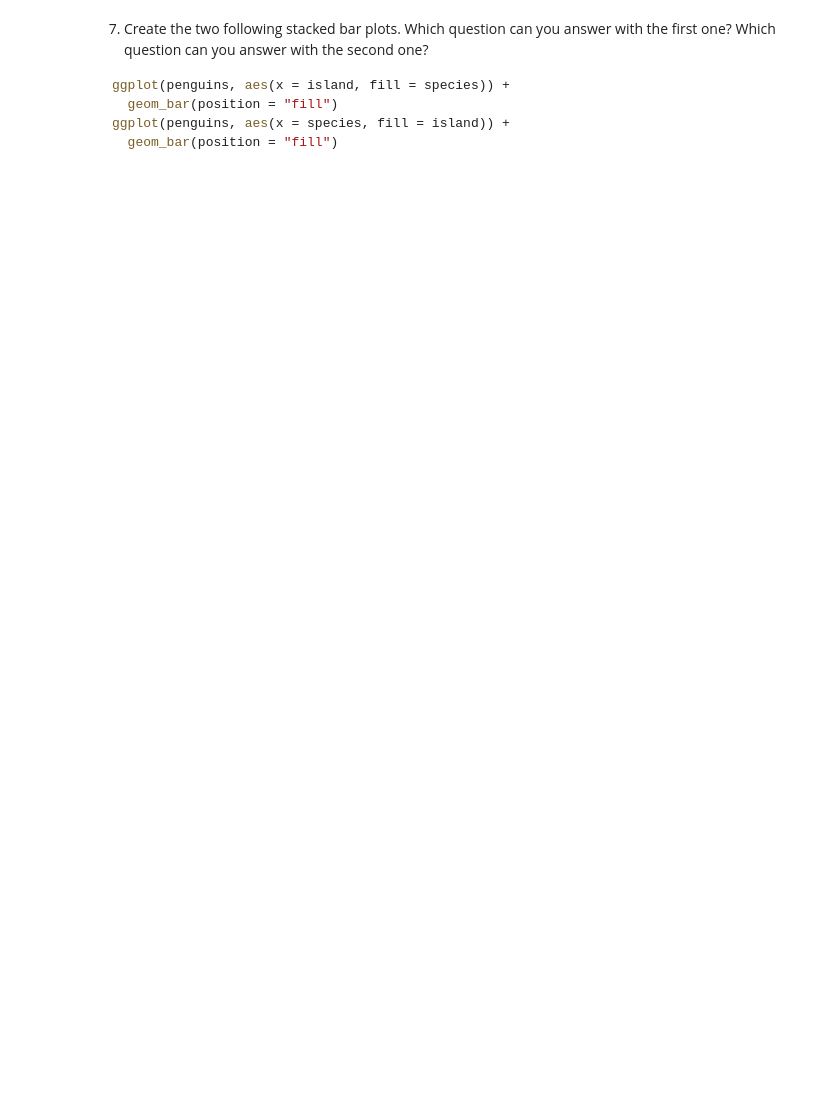
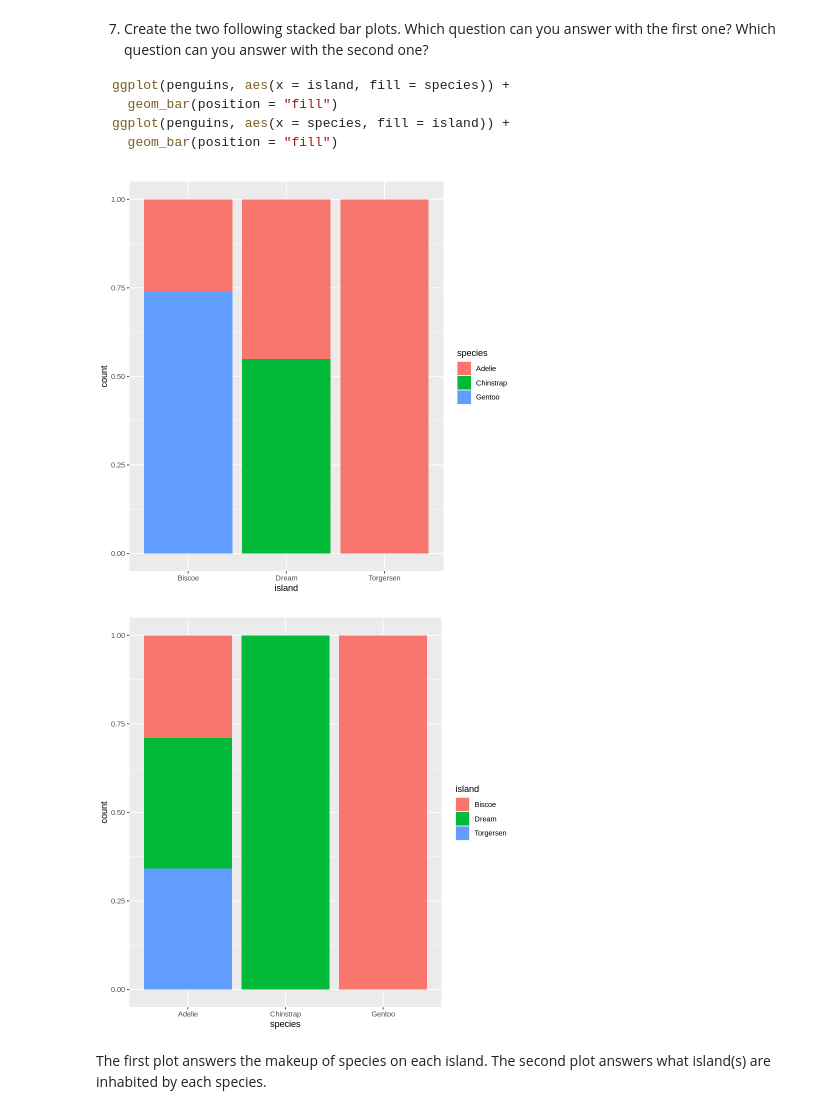
Before and after one commit to Brandy-Corwin/R-for-DS-exercises, a Jupyter notebook: Week 1 Assignments/1.5.5_exercises.ipynb, the cells around one changed output. Cells and saved outputs as stored; diff of their text form; code cells hidden in the pictures; blank space fills up the shorter version.

````diff
--- a/Week 1 Assignments/1.5.5_exercises.ipynb
+++ b/Week 1 Assignments/1.5.5_exercises.ipynb
@@ -141,3 +177,13 @@ ggplot(penguins, aes(x = island, fill = species)) +
 ggplot(penguins, aes(x = species, fill = island)) +
   geom_bar(position = "fill")
 ```
+# %%
+ggplot(penguins, aes(x = island, fill = species)) +
+  geom_bar(position = "fill")
+ggplot(penguins, aes(x = species, fill = island)) +
+  geom_bar(position = "fill")
+# %% [output]
+[figure, added]
+[figure, added]
+# %% [markdown]
+The first plot answers the makeup of species on each island. The second plot answers what island(s) are inhabited by each species.
````
Also changed, not shown: parts of 5 cells of this notebook, 2 other files.
